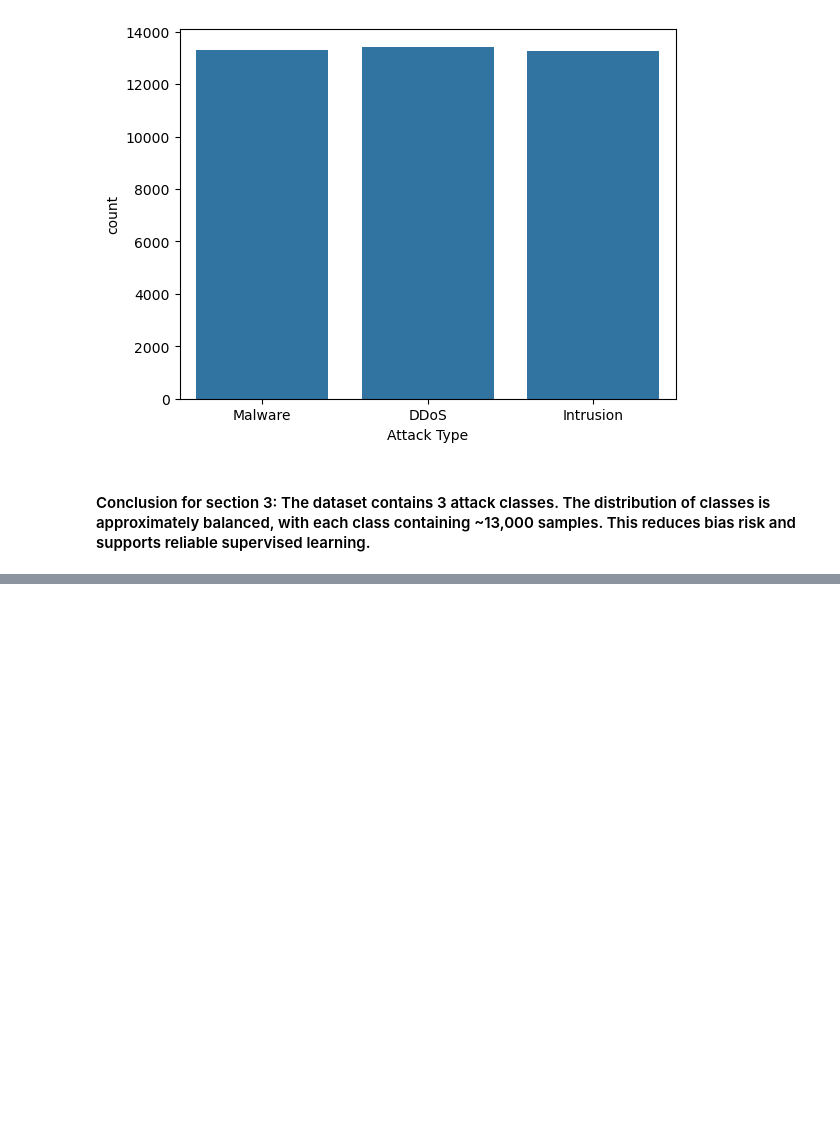
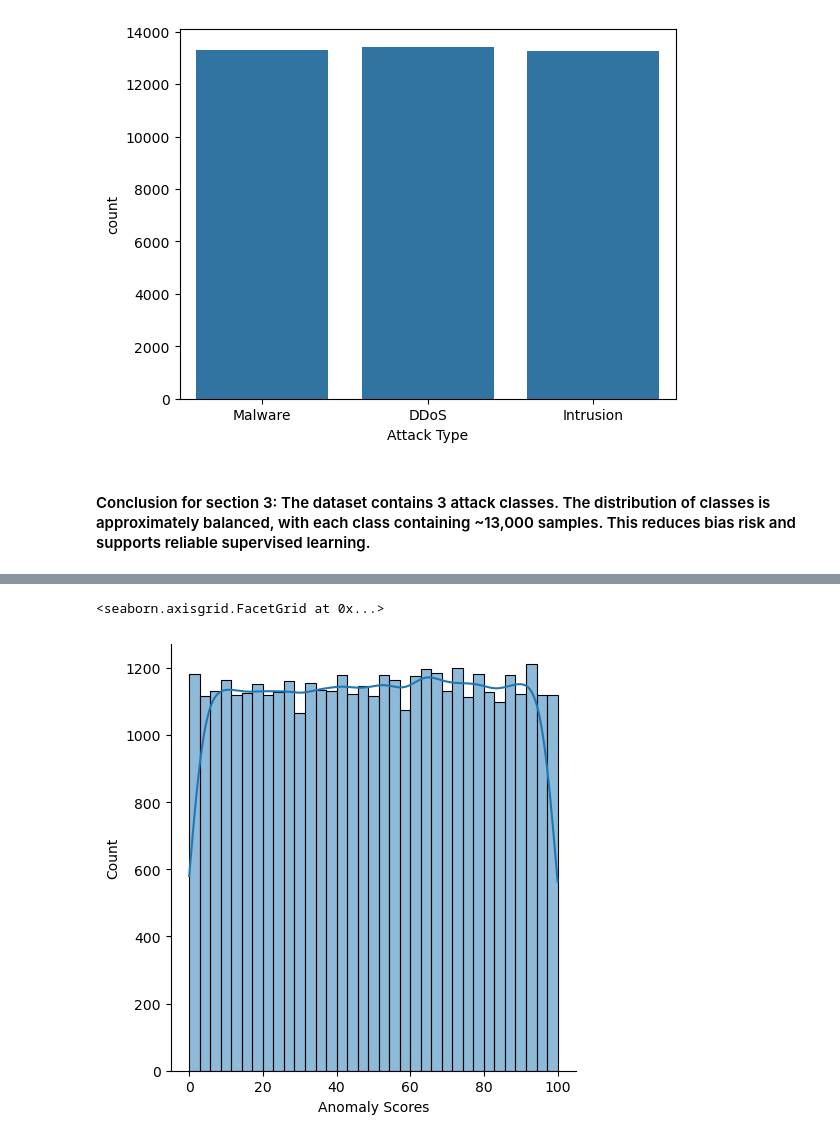
Before and after one commit to quangminh206lnh-collab/Network-attack-type-prediction-, a Jupyter notebook: notebooks/cybersecurity_analysis.ipynb, the cells around one changed output, grey strips where cells are left out. Drawn from its saved outputs; the diff is of its cells as text; code cells hidden in the pictures; blank space fills up the shorter version.

```diff
--- a/notebooks/cybersecurity_analysis.ipynb
+++ b/notebooks/cybersecurity_analysis.ipynb
@@ -449,0 +484,5 @@ sns.countplot(x='Attack Type', data=df)
+# %%
+sns.displot(df["Anomaly Scores"], kde=True)
+# %% [output]
+<seaborn.axisgrid.FacetGrid at 0x...>
+[figure, added]
```
Also changed, not shown: parts of 8 cells of this notebook.
